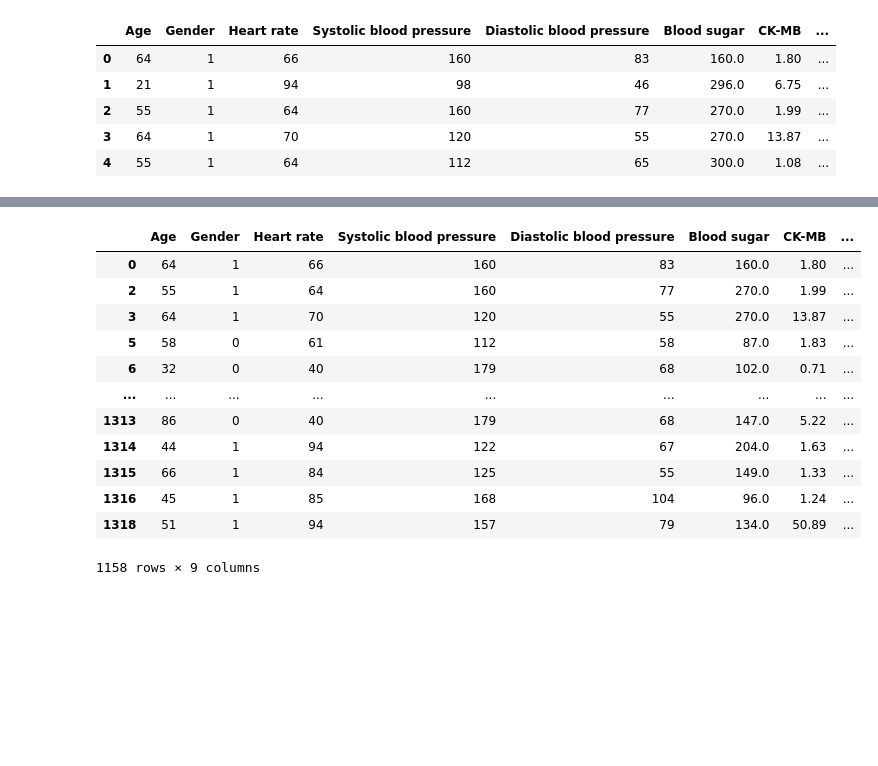
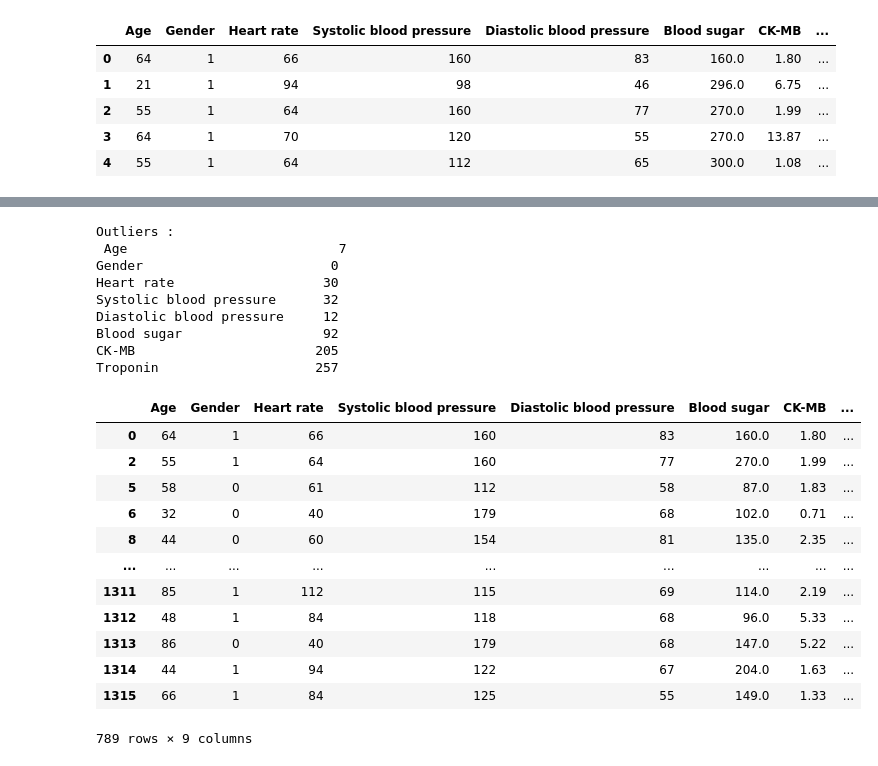
Before and after one commit to taechitpt/My_Portfolio, a Jupyter notebook: Risk Factors Contributing to Heart Attack.ipynb, the cells around one changed output, grey strips where cells are left out. Cells and saved outputs as stored; diff of their text form; code cells hidden in the pictures; blank space fills up the shorter version.

```diff
--- a/Risk Factors Contributing to Heart Attack.ipynb
+++ b/Risk Factors Contributing to Heart Attack.ipynb
@@ -31,25 +81,36 @@ lower = q1-1.5*IQR
 upper = q3+1.5*IQR
 outliers = (X < lower) | (X > upper)
 mask = outliers.any(axis=1)
-outliers.sum()
-df_cleaned = df[~mask]
-X = df_cleaned[['Age','Gender','Heart rate','Systolic blood pressure','Diastolic blood pressure','Blood sugar']]
-y = df_cleaned['Result']
-df_cleaned
+print("Outliers :\n", outliers.sum().to_string())
 # %% [output]
-|  | Age | Gender | Heart rate | Systolic blood pressure | Diastolic blood pressure | Blood sugar | CK-MB | ... |
-| 0 | 64 | 1 | 66 | 160 | 83 | 160.0 | 1.80 | ... |
-| 2 | 55 | 1 | 64 | 160 | 77 | 270.0 | 1.99 | ... |
-| 3 | 64 | 1 | 70 | 120 | 55 | 270.0 | 13.87 | ... |
-| 5 | 58 | 0 | 61 | 112 | 58 | 87.0 | 1.83 | ... |
-| 6 | 32 | 0 | 40 | 179 | 68 | 102.0 | 0.71 | ... |
-| ... | ... | ... | ... | ... | ... | ... | ... | ... |
-| 1313 | 86 | 0 | 40 | 179 | 68 | 147.0 | 5.22 | ... |
-| 1314 | 44 | 1 | 94 | 122 | 67 | 204.0 | 1.63 | ... |
-| 1315 | 66 | 1 | 84 | 125 | 55 | 149.0 | 1.33 | ... |
-| 1316 | 45 | 1 | 85 | 168 | 104 | 96.0 | 1.24 | ... |
-| 1318 | 51 | 1 | 94 | 157 | 79 | 134.0 | 50.89 | ... |
-1158 rows × 9 columns
+Outliers :
+ Age                           7
+Gender                        0
+Heart rate                   30
+Systolic blood pressure      32
+Diastolic blood pressure     12
+Blood sugar                  92
+CK-MB                       205
+Troponin                    257
+# %%
+df_cleaned = df[~mask]
+X = df_cleaned[['Age','Gender','Heart rate','Systolic blood pressure','Diastolic blood pressure','Blood sugar','CK-MB','Troponin']]
+y = df_cleaned['Result']
+df_cleaned
+# %% [output]
+|  | Age | Gender | Heart rate | Systolic blood pressure | Diastolic blood pressure | Blood sugar | CK-MB | ... |
+| 0 | 64 | 1 | 66 | 160 | 83 | 160.0 | 1.80 | ... |
+| 2 | 55 | 1 | 64 | 160 | 77 | 270.0 | 1.99 | ... |
+| 5 | 58 | 0 | 61 | 112 | 58 | 87.0 | 1.83 | ... |
+| 6 | 32 | 0 | 40 | 179 | 68 | 102.0 | 0.71 | ... |
+| 8 | 44 | 0 | 60 | 154 | 81 | 135.0 | 2.35 | ... |
+| ... | ... | ... | ... | ... | ... | ... | ... | ... |
+| 1311 | 85 | 1 | 112 | 115 | 69 | 114.0 | 2.19 | ... |
+| 1312 | 48 | 1 | 84 | 118 | 68 | 96.0 | 5.33 | ... |
+| 1313 | 86 | 0 | 40 | 179 | 68 | 147.0 | 5.22 | ... |
+| 1314 | 44 | 1 | 94 | 122 | 67 | 204.0 | 1.63 | ... |
+| 1315 | 66 | 1 | 84 | 125 | 55 | 149.0 | 1.33 | ... |
+789 rows × 9 columns
 # %%
 scaler = StandardScaler()
 # %%
```
Also changed, not shown: parts of 19 cells of this notebook.
